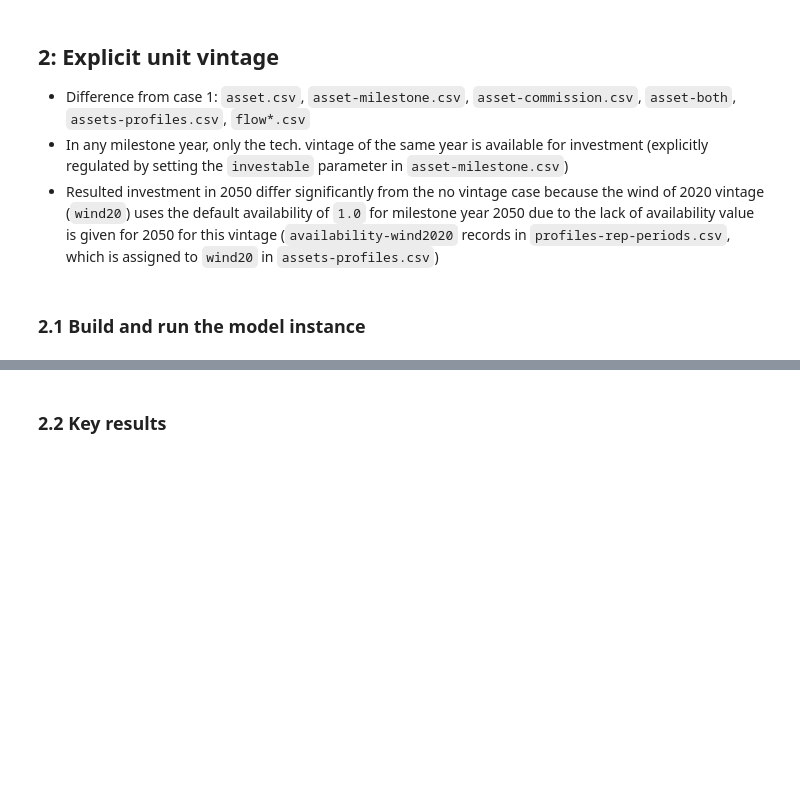
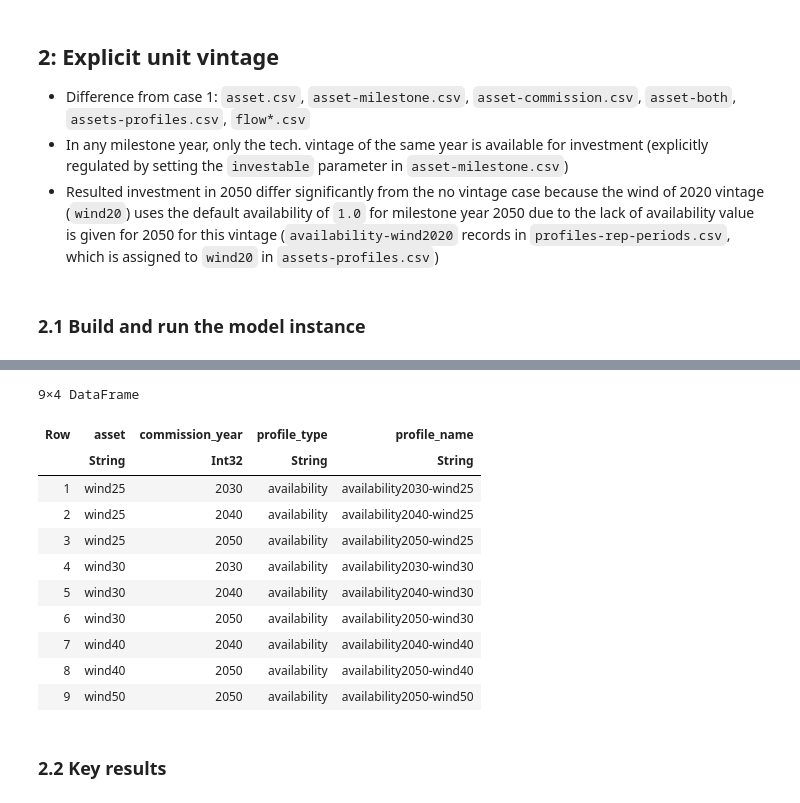
Before and after one commit to nnhjy/VintageDemo, a Jupyter notebook: VintageDemoTulipa.ipynb, the cells around one changed output, grey strips where cells are left out. Drawn from its saved outputs; the diff is of its cells as text; code cells hidden in the pictures; blank space fills up the shorter version.

Commit message:
update standard vintage data with error

```diff
--- a/VintageDemoTulipa.ipynb
+++ b/VintageDemoTulipa.ipynb
@@ -175,3 +171,18 @@ EnergyProblem:
+# %%
+filter(row -> occursin("wind", row.asset), TIO.get_table(connection_vintage_standard, "assets_profiles"))
+# %% [output]
+9×4 DataFrame
+| Row | asset | commission_year | profile_type | profile_name |
+|  | String | Int32 | String | String |
+| 1 | wind25 | 2030 | availability | availability2030-wind25 |
+| 2 | wind25 | 2040 | availability | availability2040-wind25 |
+| 3 | wind25 | 2050 | availability | availability2050-wind25 |
+| 4 | wind30 | 2030 | availability | availability2030-wind30 |
+| 5 | wind30 | 2040 | availability | availability2040-wind30 |
+| 6 | wind30 | 2050 | availability | availability2050-wind30 |
+| 7 | wind40 | 2040 | availability | availability2040-wind40 |
+| 8 | wind40 | 2050 | availability | availability2050-wind40 |
+| 9 | wind50 | 2050 | availability | availability2050-wind50 |
 # %% [markdown]
 ### 2.2 Key results
 # %% [markdown]
```
Also changed, not shown: parts of 5 cells of this notebook, 1 other file.
